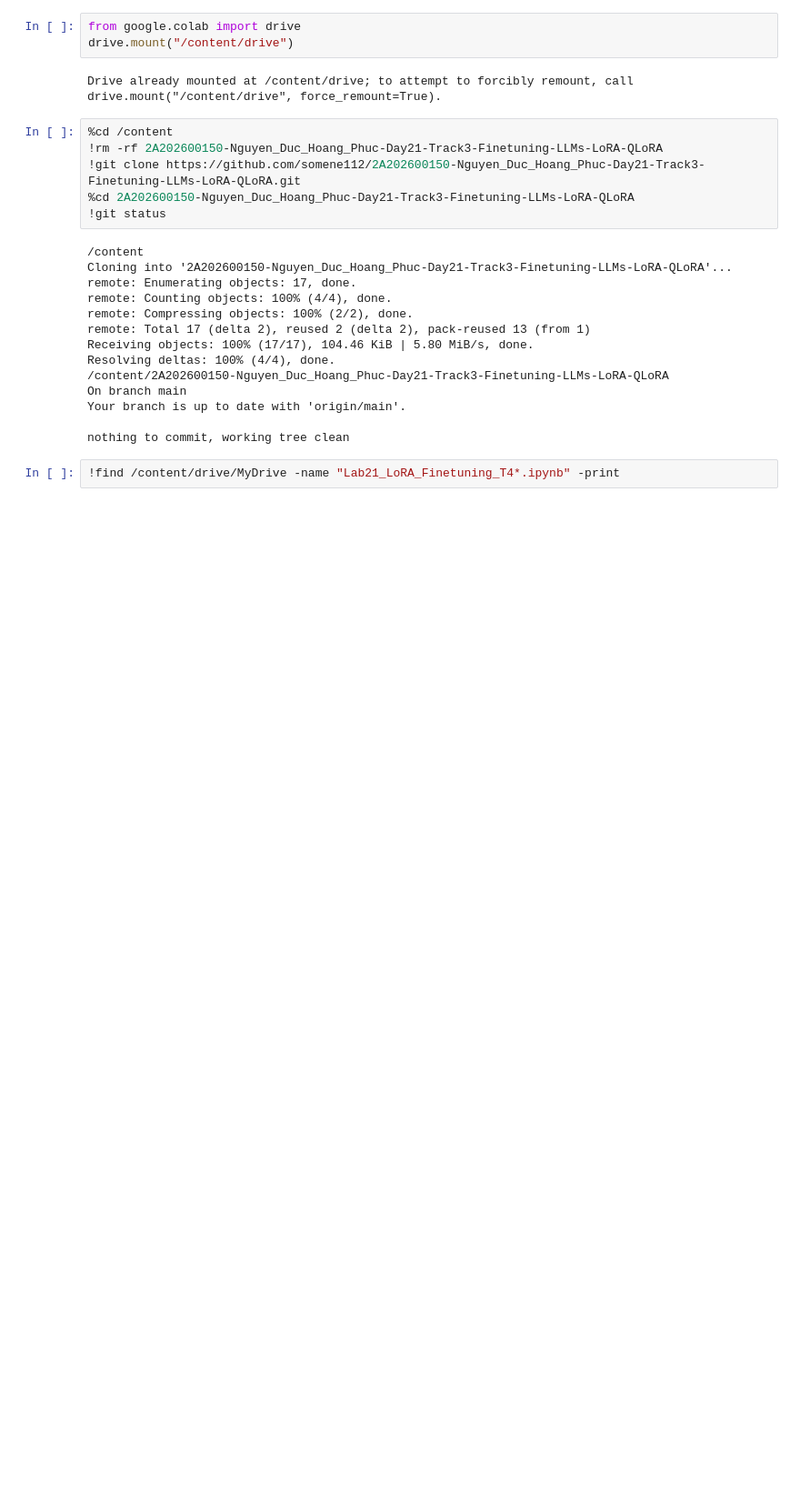
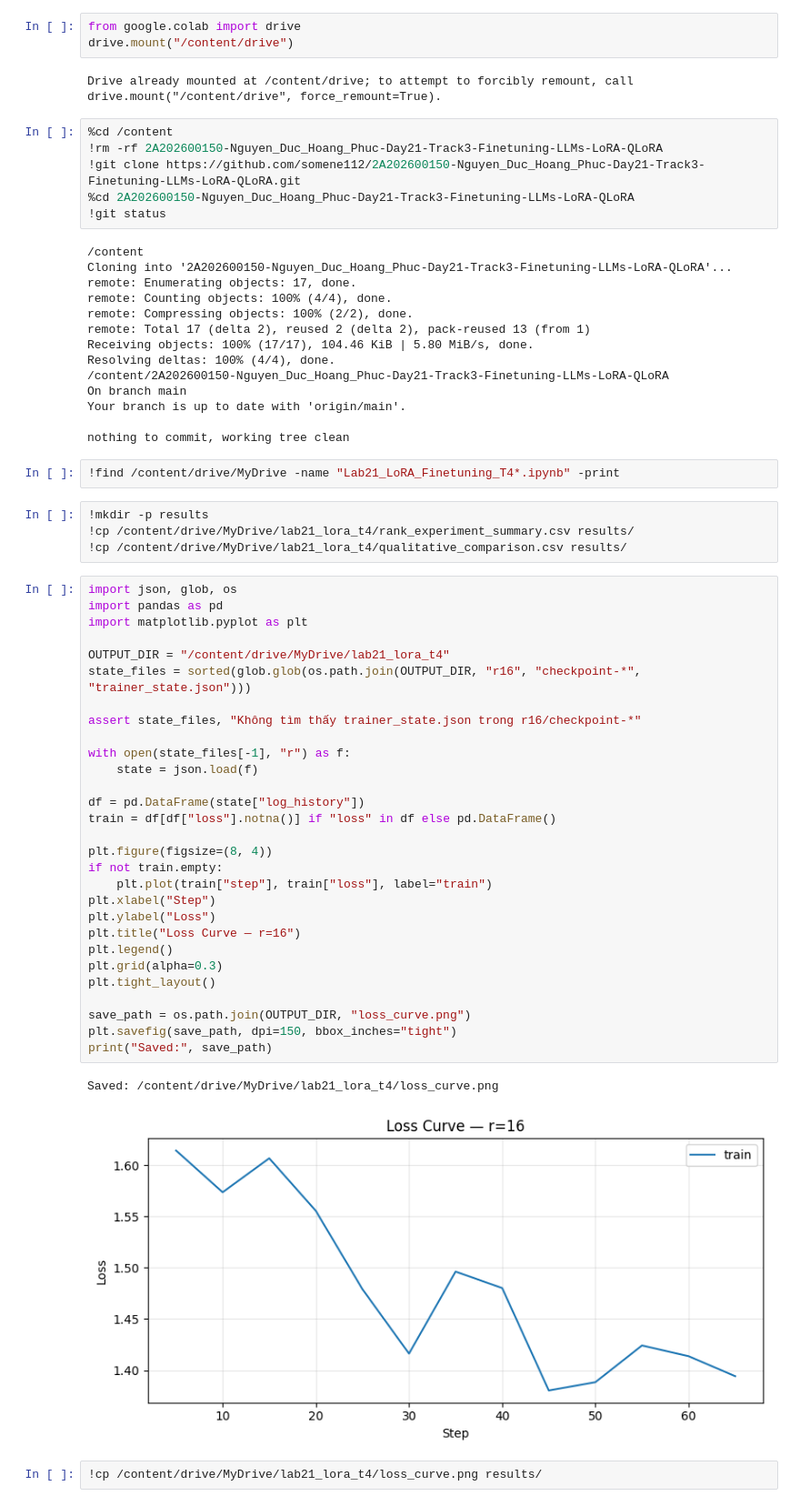
Before and after one commit to somene112/2A202600150-Nguyen_Duc_Hoang_Phuc-Day21-Track3-Finetuning-LLMs-LoRA-QLoRA, a Jupyter notebook: notebooks/Lab21_LoRA_Finetuning_T4.ipynb, the cells around one changed output. Shown at 91% size. Saved outputs shown, nothing was run; the diff lists cells and outputs as text; blank space fills up the shorter version.

```diff
--- a/notebooks/Lab21_LoRA_Finetuning_T4.ipynb
+++ b/notebooks/Lab21_LoRA_Finetuning_T4.ipynb
@@ -831,3 +831,41 @@ Your branch is up to date with 'origin/main'.
 nothing to commit, working tree clean
 # %%
 !find /content/drive/MyDrive -name "Lab21_LoRA_Finetuning_T4*.ipynb" -print
+# %%
+!mkdir -p results
+!cp /content/drive/MyDrive/lab21_lora_t4/rank_experiment_summary.csv results/
+!cp /content/drive/MyDrive/lab21_lora_t4/qualitative_comparison.csv results/
+# %%
+import json, glob, os
+import pandas as pd
+import matplotlib.pyplot as plt
+
+OUTPUT_DIR = "/content/drive/MyDrive/lab21_lora_t4"
+state_files = sorted(glob.glob(os.path.join(OUTPUT_DIR, "r16", "checkpoint-*", "trainer_state.json")))
+
+assert state_files, "Không tìm thấy trainer_state.json trong r16/checkpoint-*"
+
+with open(state_files[-1], "r") as f:
+    state = json.load(f)
+
+df = pd.DataFrame(state["log_history"])
+train = df[df["loss"].notna()] if "loss" in df else pd.DataFrame()
+
+plt.figure(figsize=(8, 4))
+if not train.empty:
+    plt.plot(train["step"], train["loss"], label="train")
+plt.xlabel("Step")
+plt.ylabel("Loss")
+plt.title("Loss Curve — r=16")
+plt.legend()
+plt.grid(alpha=0.3)
+plt.tight_layout()
+
+save_path = os.path.join(OUTPUT_DIR, "loss_curve.png")
+plt.savefig(save_path, dpi=150, bbox_inches="tight")
+print("Saved:", save_path)
+# %% [output]
+Saved: /content/drive/MyDrive/lab21_lora_t4/loss_curve.png
+[figure, added]
+# %%
+!cp /content/drive/MyDrive/lab21_lora_t4/loss_curve.png results/
```
Also changed, not shown: parts of 15 cells of this notebook.
